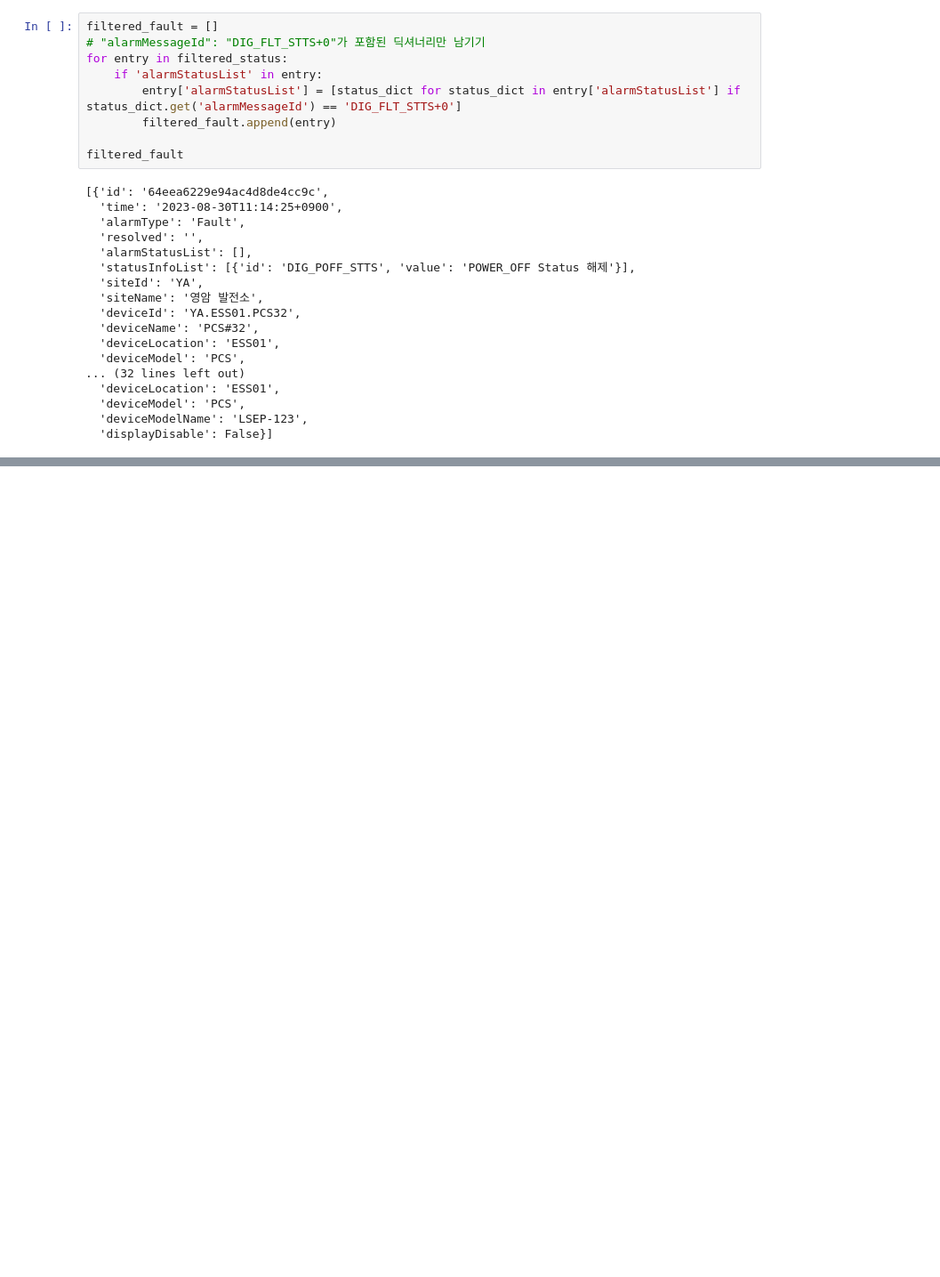
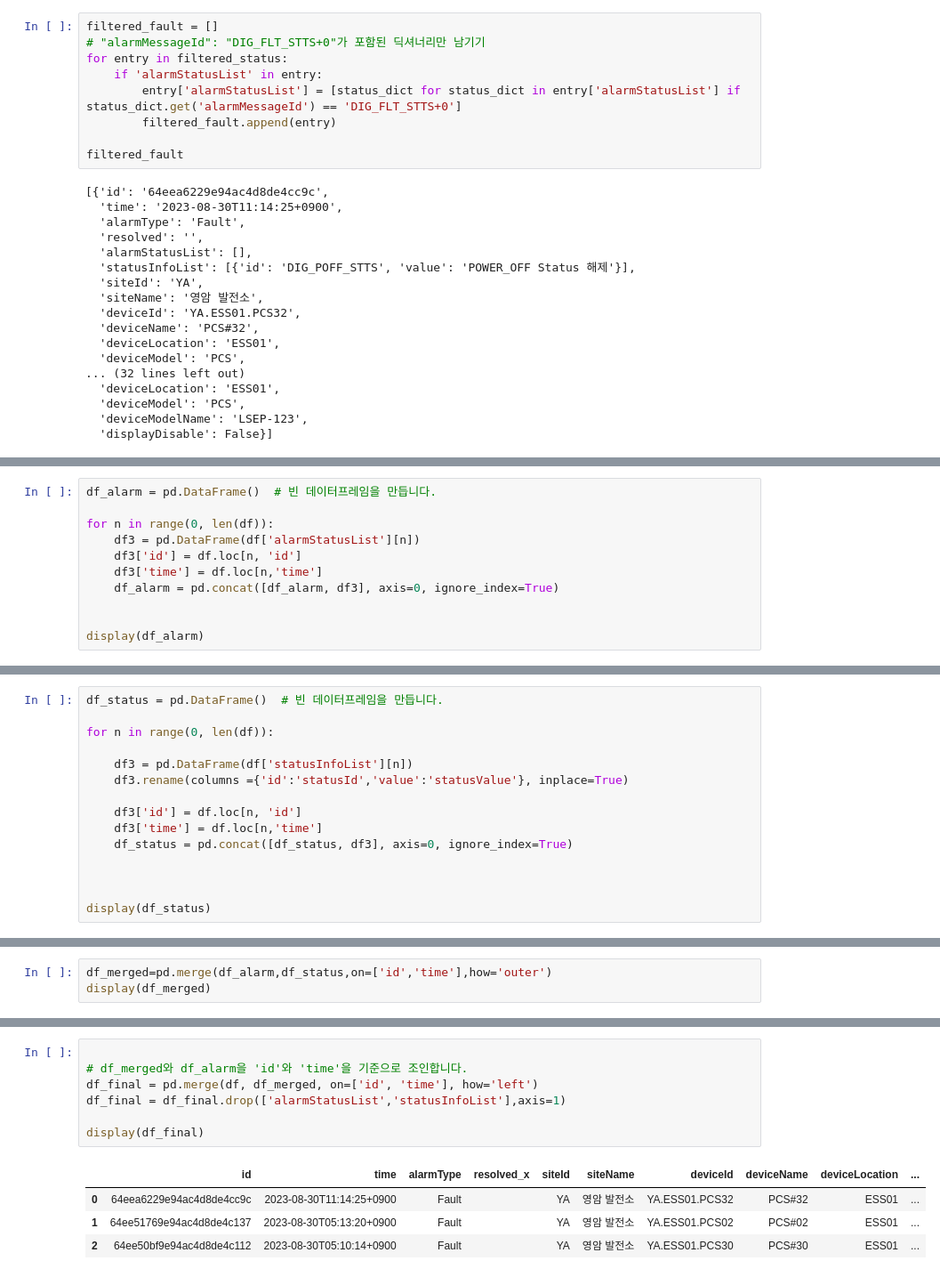
Before and after one commit to jihyeoniyat/git_jhlim, a Jupyter notebook: 2. 프로젝트/3. 23_MLOps PV 발전량 예측 모델 적용/2. Fault 알람 데이터/1. 호출 Test/kpx_fault.ipynb, the cells around one changed output, grey strips where cells are left out. Shown at 89% size. Drawn from its saved outputs; the diff is of its cells as text; blank space fills up the shorter version.

```diff
--- a/2. 프로젝트/3. 23_MLOps PV 발전량 예측 모델 적용/2. Fault 알람 데이터/1. 호출 Test/kpx_fault.ipynb
+++ b/2. 프로젝트/3. 23_MLOps PV 발전량 예측 모델 적용/2. Fault 알람 데이터/1. 호출 Test/kpx_fault.ipynb
@@ -306,0 +249,11 @@ display(df_alarmstatus)
+# %%
+df_alarm = pd.DataFrame()  # 빈 데이터프레임을 만듭니다.
+
+for n in range(0, len(df)):
+    df3 = pd.DataFrame(df['alarmStatusList'][n])
+    df3['id'] = df.loc[n, 'id']
+    df3['time'] = df.loc[n,'time']
+    df_alarm = pd.concat([df_alarm, df3], axis=0, ignore_index=True)
+
+
+display(df_alarm)
@@ -306,0 +264,15 @@ display(df_alarmstatus)
+# %%
+df_status = pd.DataFrame()  # 빈 데이터프레임을 만듭니다.
+
+for n in range(0, len(df)):
+
+    df3 = pd.DataFrame(df['statusInfoList'][n])
+    df3.rename(columns ={'id':'statusId','value':'statusValue'}, inplace=True)
+
+    df3['id'] = df.loc[n, 'id']
+    df3['time'] = df.loc[n,'time']
+    df_status = pd.concat([df_status, df3], axis=0, ignore_index=True)
+
+
+
+display(df_status)
@@ -306,0 +282,3 @@ display(df_alarmstatus)
+# %%
+df_merged=pd.merge(df_alarm,df_status,on=['id','time'],how='outer')
+display(df_merged)
@@ -306,0 +290,12 @@ display(df_alarmstatus)
+# %%
+
+# df_merged와 df_alarm을 'id'와 'time'을 기준으로 조인합니다.
+df_final = pd.merge(df, df_merged, on=['id', 'time'], how='left')
+df_final = df_final.drop(['alarmStatusList','statusInfoList'],axis=1)
+
+display(df_final)
+# %% [output]
+|  | id | time | alarmType | resolved_x | siteId | siteName | deviceId | deviceName | deviceLocation | ... |
+| 0 | 64eea6229e94ac4d8de4cc9c | 2023-08-30T11:14:25+0900 | Fault |  | YA | 영암 발전소 | YA.ESS01.PCS32 | PCS#32 | ESS01 | ... |
+| 1 | 64ee51769e94ac4d8de4c137 | 2023-08-30T05:13:20+0900 | Fault |  | YA | 영암 발전소 | YA.ESS01.PCS02 | PCS#02 | ESS01 | ... |
+| 2 | 64ee50bf9e94ac4d8de4c112 | 2023-08-30T05:10:14+0900 | Fault |  | YA | 영암 발전소 | YA.ESS01.PCS30 | PCS#30 | ESS01 | ... |
```
Also changed, not shown: parts of 11 cells of this notebook.
